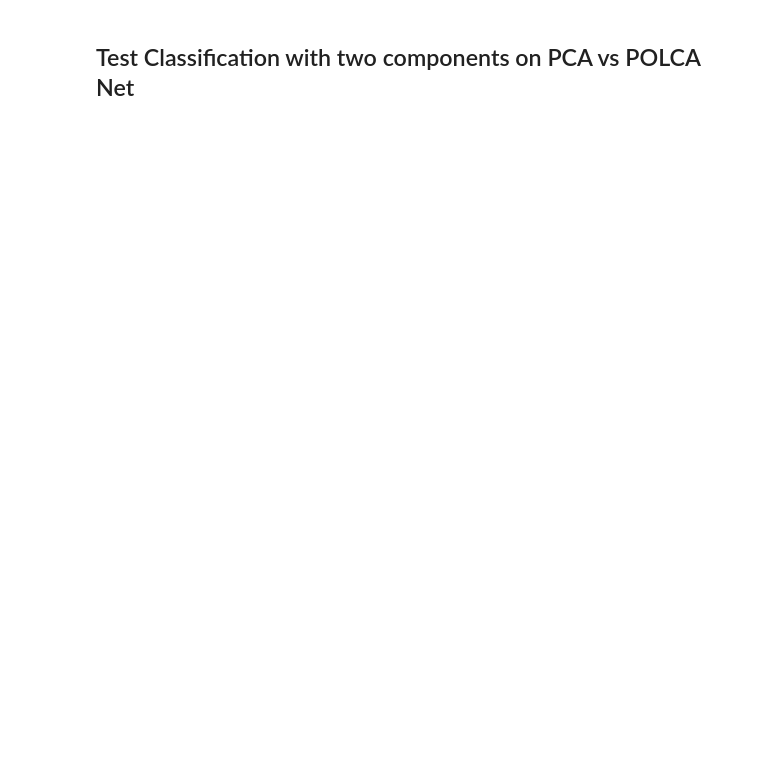
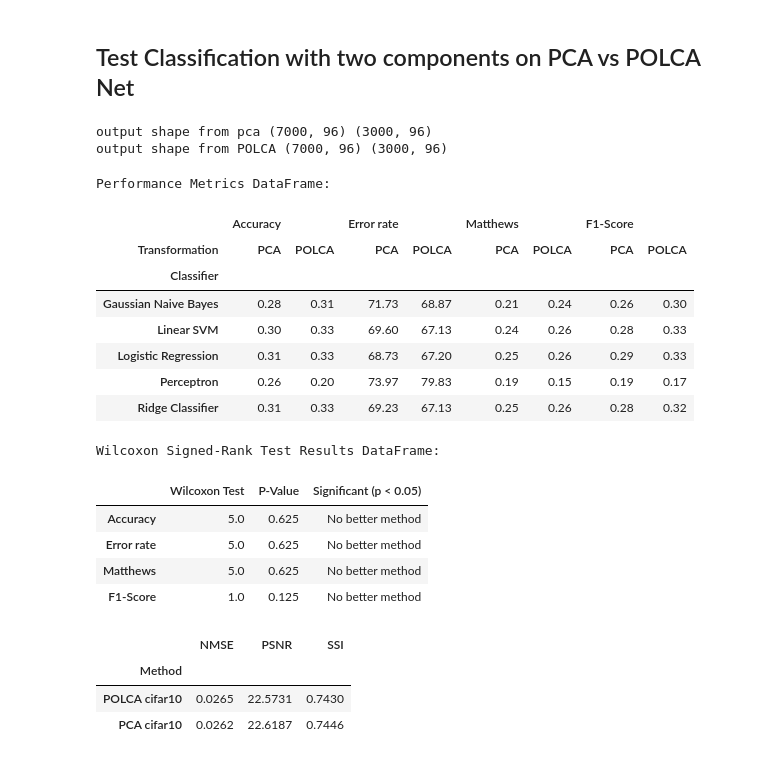
Before and after one commit to jamartinh/polcanet, a Jupyter notebook: examples/notebooks/cifar10_dataset.ipynb, the cells around one changed output. Drawn from its saved outputs; the diff is of its cells as text; code cells hidden in the pictures; blank space fills up the shorter version.

```diff
--- a/examples/notebooks/cifar10_dataset.ipynb
+++ b/examples/notebooks/cifar10_dataset.ipynb
@@ -222,9 +349,32 @@ report.linearity_tests_analysis(model, X_test,alpha_min=0,num_samples=100)
 # %% [markdown]
 ## Test Classification with two components on PCA vs POLCA Net
 # %%
-_ = ut.make_classification_report(model, pca, X_test, y_test,n_components=150)
+_ = ut.make_classification_report(model, pca, X_test, y_test,n_components=pca.n_components)
+# %% [output]
+output shape from pca (7000, 96) (3000, 96)
+output shape from POLCA (7000, 96) (3000, 96)
+Performance Metrics DataFrame:
+|  | Accuracy |  | Error rate |  | Matthews |  | F1-Score |  |
+| Transformation | PCA | POLCA | PCA | POLCA | PCA | POLCA | PCA | POLCA |
+| Classifier |  |  |  |  |  |  |  |  |
+| Gaussian Naive Bayes | 0.28 | 0.31 | 71.73 | 68.87 | 0.21 | 0.24 | 0.26 | 0.30 |
+| Linear SVM | 0.30 | 0.33 | 69.60 | 67.13 | 0.24 | 0.26 | 0.28 | 0.33 |
+| Logistic Regression | 0.31 | 0.33 | 68.73 | 67.20 | 0.25 | 0.26 | 0.29 | 0.33 |
+| Perceptron | 0.26 | 0.20 | 73.97 | 79.83 | 0.19 | 0.15 | 0.19 | 0.17 |
+| Ridge Classifier | 0.31 | 0.33 | 69.23 | 67.13 | 0.25 | 0.26 | 0.28 | 0.32 |
+Wilcoxon Signed-Rank Test Results DataFrame:
+|  | Wilcoxon Test | P-Value | Significant (p < 0.05) |
+| Accuracy | 5.0 | 0.625 | No better method |
+| Error rate | 5.0 | 0.625 | No better method |
+| Matthews | 5.0 | 0.625 | No better method |
+| F1-Score | 1.0 | 0.125 | No better method |
 # %%
 experiment_data = {
     "cifar10" : (X_test,model,pca),
 }
-df_image_metrics = ut.image_metrics_table(experiment_data, n_components=100)
+df_image_metrics = ut.image_metrics_table(experiment_data, n_components=pca.n_components)
+# %% [output]
+|  | NMSE | PSNR | SSI |
+| Method |  |  |  |
+| POLCA cifar10 | 0.0265 | 22.5731 | 0.7430 |
+| PCA cifar10 | 0.0262 | 22.6187 | 0.7446 |
```
Also changed, not shown: parts of 22 cells of this notebook, 13 other files.
